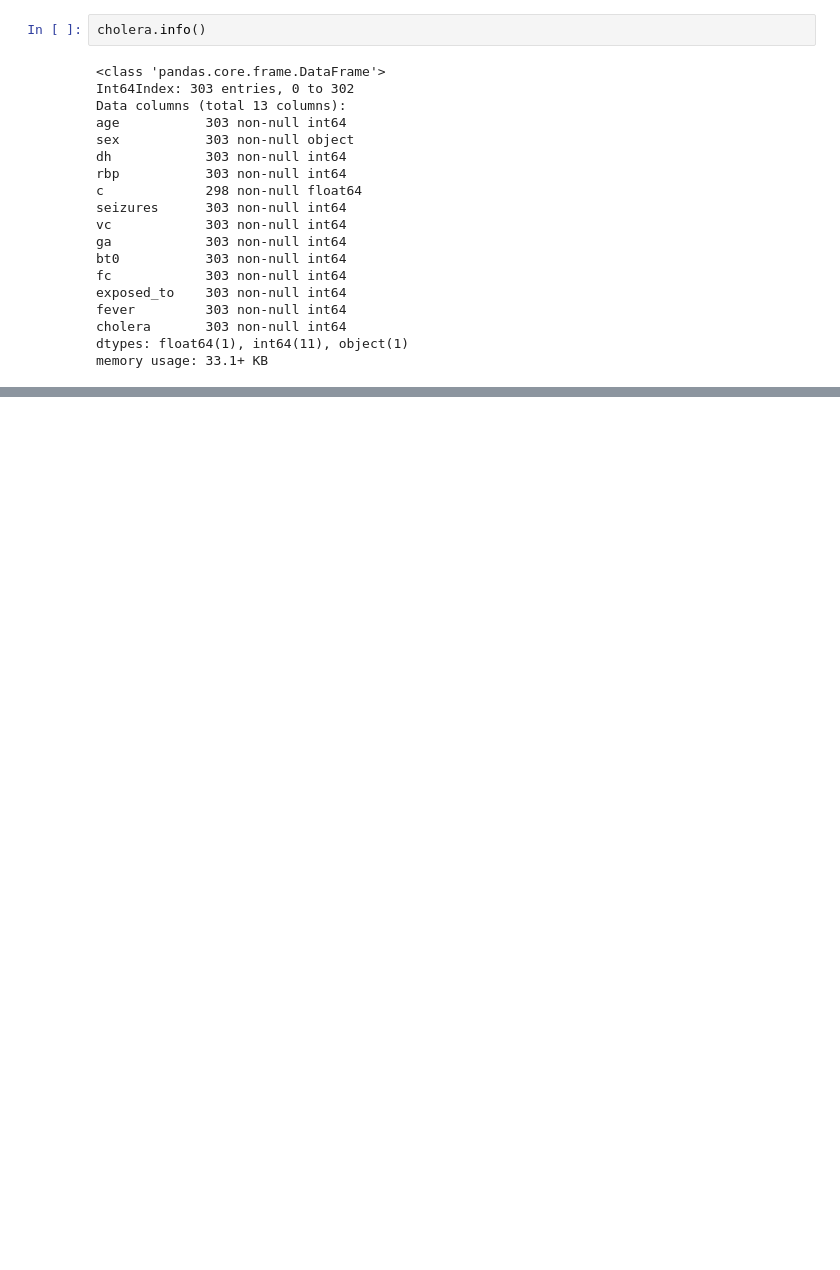
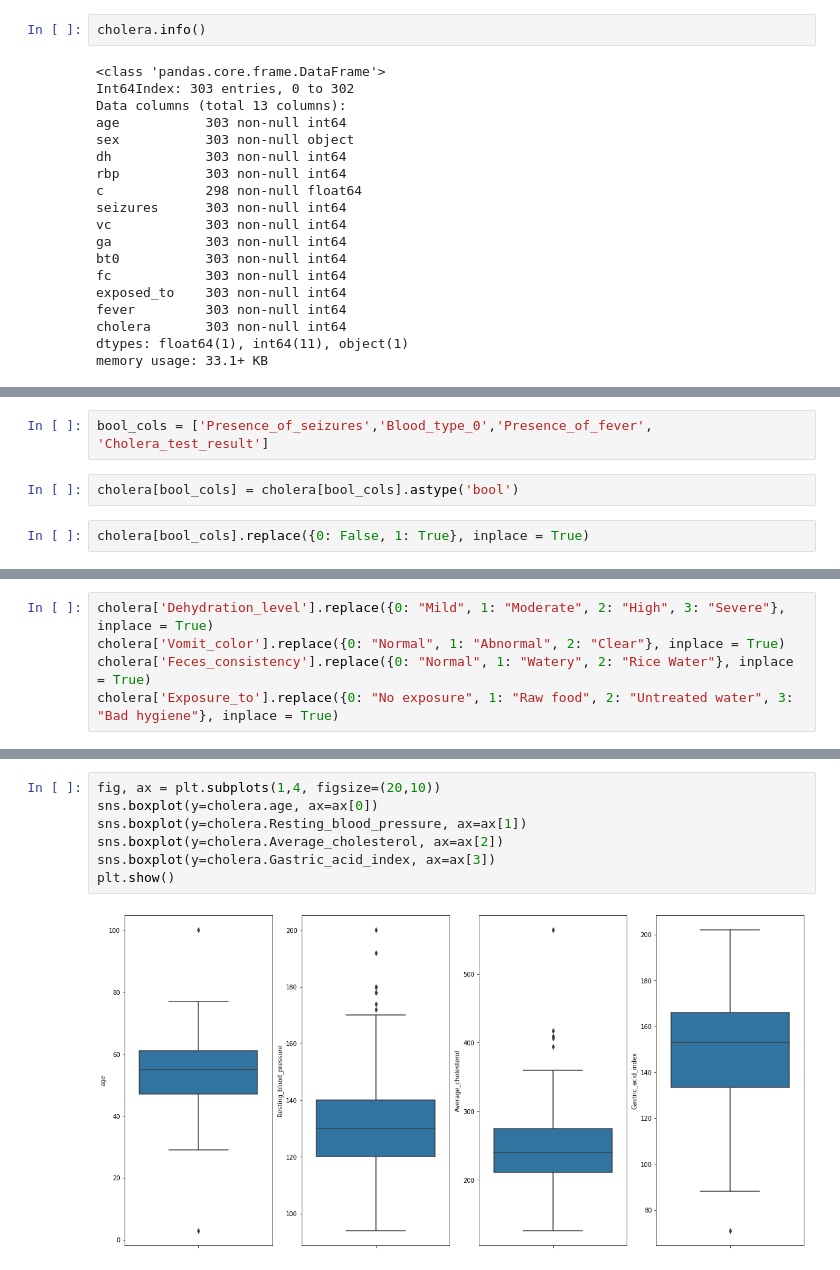
Before and after one commit to cinlaozdemir/community-day, a Jupyter notebook: data-cleaning.ipynb, the cells around one changed output, grey strips where cells are left out. Drawn from its saved outputs; the diff is of its cells as text; blank space fills up the shorter version.

```diff
--- a/data-cleaning.ipynb
+++ b/data-cleaning.ipynb
@@ -42,0 +56,6 @@ memory usage: 33.1+ KB
+# %%
+bool_cols = ['Presence_of_seizures','Blood_type_0','Presence_of_fever', 'Cholera_test_result']
+# %%
+cholera[bool_cols] = cholera[bool_cols].astype('bool')
+# %%
+cholera[bool_cols].replace({0: False, 1: True}, inplace = True)
@@ -42,0 +67,5 @@ memory usage: 33.1+ KB
+# %%
+cholera['Dehydration_level'].replace({0: "Mild", 1: "Moderate", 2: "High", 3: "Severe"}, inplace = True)
+cholera['Vomit_color'].replace({0: "Normal", 1: "Abnormal", 2: "Clear"}, inplace = True)
+cholera['Feces_consistency'].replace({0: "Normal", 1: "Watery", 2: "Rice Water"}, inplace = True)
+cholera['Exposure_to'].replace({0: "No exposure", 1: "Raw food", 2: "Untreated water", 3: "Bad hygiene"}, inplace = True)
@@ -42,0 +81,9 @@ memory usage: 33.1+ KB
+# %%
+fig, ax = plt.subplots(1,4, figsize=(20,10))
+sns.boxplot(y=cholera.age, ax=ax[0])
+sns.boxplot(y=cholera.Resting_blood_pressure, ax=ax[1])
+sns.boxplot(y=cholera.Average_cholesterol, ax=ax[2])
+sns.boxplot(y=cholera.Gastric_acid_index, ax=ax[3])
+plt.show()
+# %% [output]
+[figure, added]
```
Also changed, not shown: parts of 15 cells of this notebook, 1 other file.
